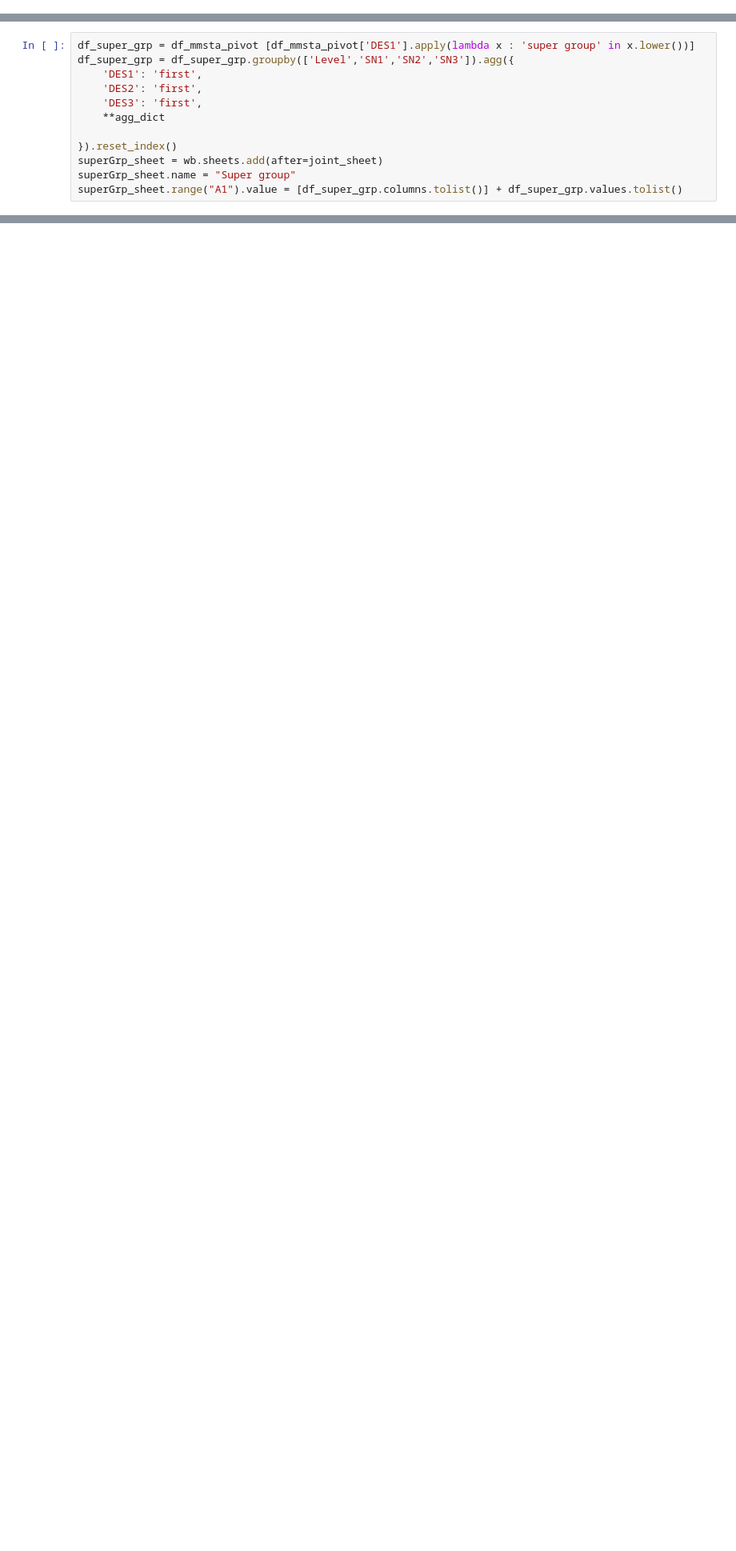
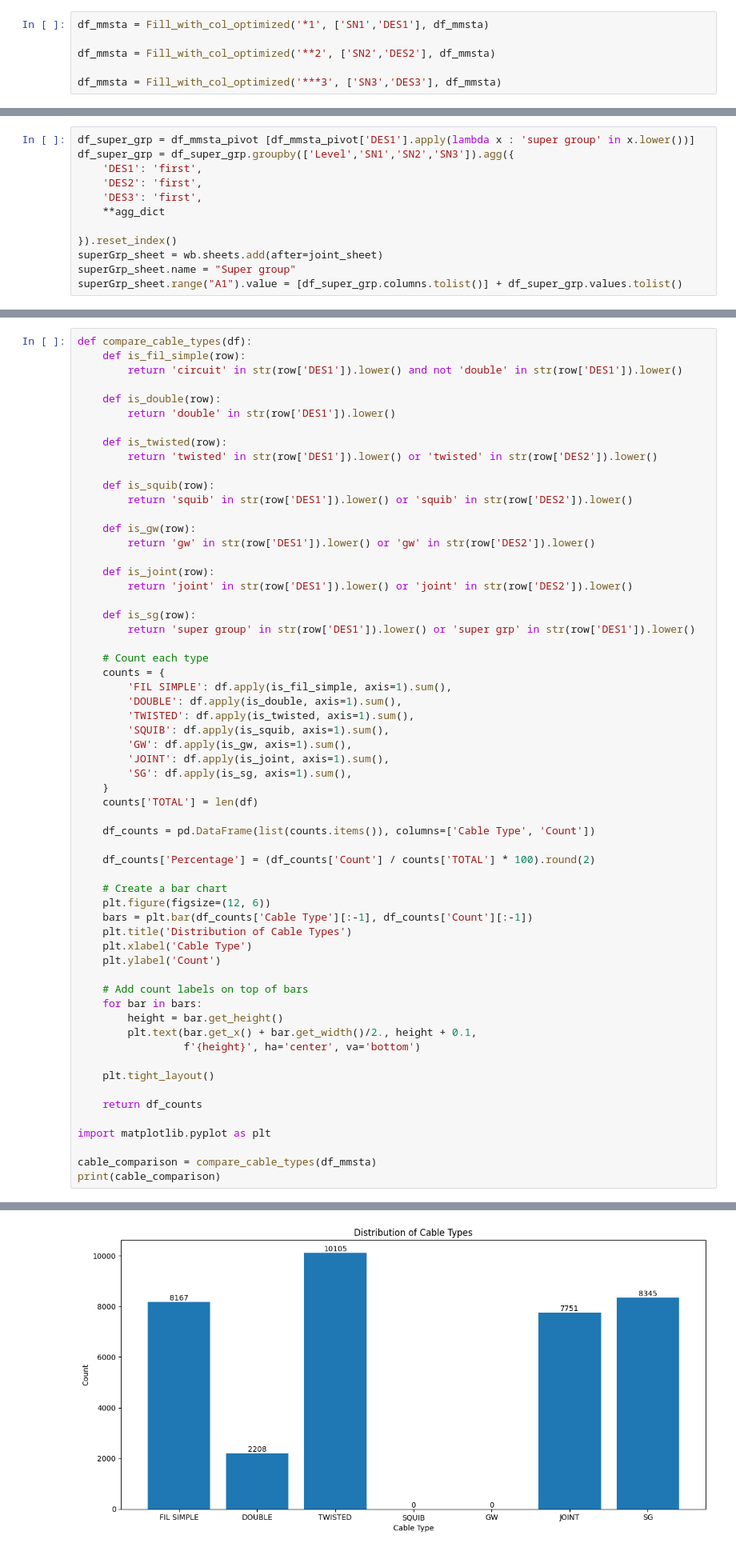
Before and after one commit to Abdelhamid2c/Automation-of-Data-Integration, a Jupyter notebook: Notebooks/MMSTA_separator_Pandas.ipynb, the cells around one changed output, grey strips where cells are left out. Shown at 80% size. Drawn from its saved outputs; the diff is of its cells as text; blank space fills up the shorter version.

```diff
--- a/Notebooks/MMSTA_separator_Pandas.ipynb
+++ b/Notebooks/MMSTA_separator_Pandas.ipynb
@@ -124,0 +154,6 @@ df_mmsta = Fill_with_col('***3', ['SN3','DES3'], df_mmsta)
+# %%
+df_mmsta = Fill_with_col_optimized('*1', ['SN1','DES1'], df_mmsta)
+
+df_mmsta = Fill_with_col_optimized('**2', ['SN2','DES2'], df_mmsta)
+
+df_mmsta = Fill_with_col_optimized('***3', ['SN3','DES3'], df_mmsta)
@@ -350,0 +395,61 @@ df_grouped
+# %%
+def compare_cable_types(df):
+    def is_fil_simple(row):
+        return 'circuit' in str(row['DES1']).lower() and not 'double' in str(row['DES1']).lower()
+
+    def is_double(row):
+        return 'double' in str(row['DES1']).lower()
+
+    def is_twisted(row):
+        return 'twisted' in str(row['DES1']).lower() or 'twisted' in str(row['DES2']).lower()
+
+    def is_squib(row):
+        return 'squib' in str(row['DES1']).lower() or 'squib' in str(row['DES2']).lower()
+
+    def is_gw(row):
+        return 'gw' in str(row['DES1']).lower() or 'gw' in str(row['DES2']).lower()
+
+    def is_joint(row):
+        return 'joint' in str(row['DES1']).lower() or 'joint' in str(row['DES2']).lower()
+
+    def is_sg(row):
+        return 'super group' in str(row['DES1']).lower() or 'super grp' in str(row['DES1']).lower()
+
+    # Count each type
+    counts = {
+        'FIL SIMPLE': df.apply(is_fil_simple, axis=1).sum(),
+        'DOUBLE': df.apply(is_double, axis=1).sum(),
+        'TWISTED': df.apply(is_twisted, axis=1).sum(),
+        'SQUIB': df.apply(is_squib, axis=1).sum(),
+        'GW': df.apply(is_gw, axis=1).sum(),
+        'JOINT': df.apply(is_joint, axis=1).sum(),
+        'SG': df.apply(is_sg, axis=1).sum(),
+    }
+    counts['TOTAL'] = len(df)
+
+    df_counts = pd.DataFrame(list(counts.items()), columns=['Cable Type', 'Count'])
+
+    df_counts['Percentage'] = (df_counts['Count'] / counts['TOTAL'] * 100).round(2)
+
+    # Create a bar chart
+    plt.figure(figsize=(12, 6))
+    bars = plt.bar(df_counts['Cable Type'][:-1], df_counts['Count'][:-1])
+    plt.title('Distribution of Cable Types')
+    plt.xlabel('Cable Type')
+    plt.ylabel('Count')
+
+    # Add count labels on top of bars
+    for bar in bars:
+        height = bar.get_height()
+        plt.text(bar.get_x() + bar.get_width()/2., height + 0.1,
+                 f'{height}', ha='center', va='bottom')
+
+    plt.tight_layout()
+
+    return df_counts
+
+import matplotlib.pyplot as plt
+
+cable_comparison = compare_cable_types(df_mmsta)
+print(cable_comparison)
+# %% [output]
@@ -350,0 +465 @@ df_grouped
+[figure, added]
```
Also changed, not shown: parts of 16 cells of this notebook.
